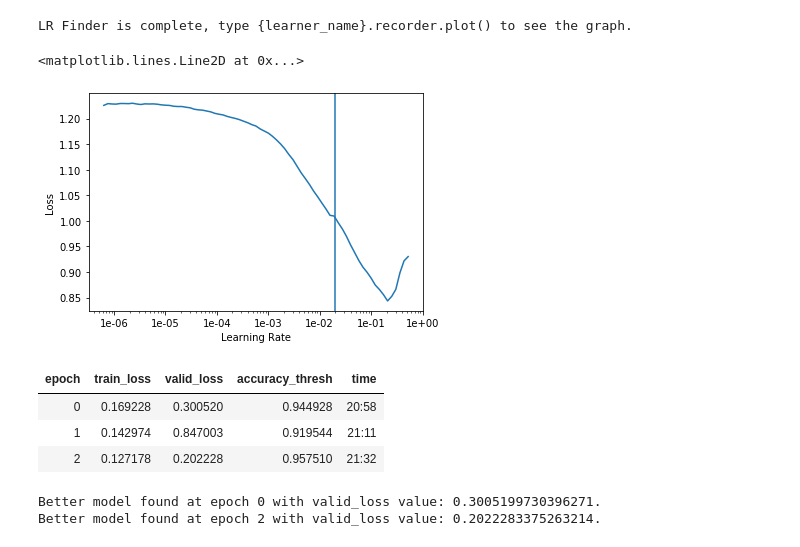
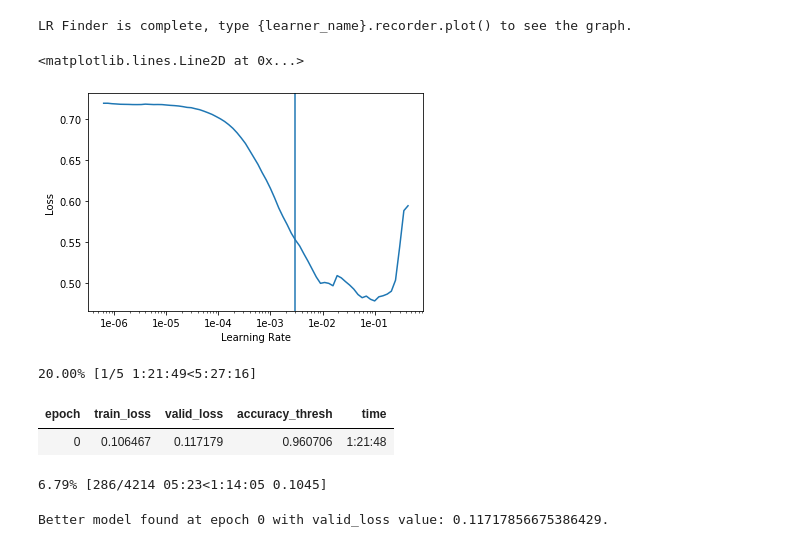
Before and after one commit to DrHB/Intracranial-Hemorrhage-Detection, a Jupyter notebook: EXP_400/EXP_400.ipynb, the cells around one changed output. Drawn from its saved outputs; the diff is of its cells as text; code cells hidden in the pictures.

```diff
--- a/EXP_400/EXP_400.ipynb
+++ b/EXP_400/EXP_400.ipynb
@@ -36,25 +37,25 @@ def flattenAnneal(learn:Learner, lr:float, n_epochs:int, start_pct:float, SUFFIX
     learn.fit(n_epochs)
 # %%
 PATH = Path('..')
-BS =            512
-SZ =            224
+BS =            128
+SZ =            512
 FOLD =0
 EXP_NAME =      f'NB_EXP_400_CV_{FOLD}_{SZ}'
-IMG_TRAIN_224 = PATH/f'train_images_3chn_sasan_{SZ}'
-IMG_TEST_224  = PATH/f'test_images_3chn_sasan_{SZ}'
+IMG_TRAIN_224 = PATH/f'train_images_3chn_sasan'
+IMG_TEST_224  = PATH/f'test_images_3chn_sasan'
 DF_TRAIN =      pd.read_csv(PATH/'train_labels_as_strings.csv')
 DF_SUBMI =      pd.read_csv(PATH/'stage_1_sample_submission.csv')
 
 
 DF_SUBMI['fn'] = DF_SUBMI.ID.apply(lambda x: '_'.join(x.split('_')[:2]) + '.png')
 DF_TRAIN['labels'].fillna('', inplace=True)
-VAL_IDX = load_val()
+VAL_IDX = strt_split(DF_TRAIN['fn'], DF_TRAIN['labels'])[FOLD]
 # %%
 ItemList.label_from_df = modified_label_from_df
 test_fns = DF_SUBMI.fn.unique()
 tfms = get_transforms(max_rotate=320,
                       flip_vert=True,
-                      max_zoom=1.6,
+                      max_zoom=1.3,
                       max_lighting=0.3)
 
 data = (ImageList.from_csv('..', 'train_labels_as_strings.csv', folder=IMG_TRAIN_224.name)
@@ -77,0 +77,2 @@ model = cd_models('se_resnext50_32x4d')
+# %%
+md_ef =  EfficientNet.from_pretrained('efficientnet-b2', num_classes=data.c)
@@ -78,19 +82,13 @@ model = cd_models('se_resnext50_32x4d')
 # %%
-weights = np.array([2.0, 1.0, 1.0, 1.0, 1.0, 1.0])
-def my_loss(y_pred,y_true,weights = torch.FloatTensor(weights).cuda()):
-    return F.binary_cross_entropy_with_logits(y_pred,
-                                  y_true,
-                                  weights)
-
-
-learn = cnn_learner(data,
-                model,
+learn = Learner(data,
+                md_ef,
                 wd=1e-2,
                 bn_wd=False,
                 true_wd=True,
                 metrics=[accuracy_thresh])
 
-learn.loss_func  = my_loss
+weights = [2, 1, 1, 1, 1, 1]
+learn.loss_func  = torch.nn.BCEWithLogitsLoss(pos_weight=torch.FloatTensor(weights).cuda())
 learn.model = nn.DataParallel(learn.model)
 learn.to_fp16()
 learn.unfreeze()
@@ -99,23 +97,22 @@ learn.lr_find()
 [interactive output not drawn]
 LR Finder is complete, type {learner_name}.recorder.plot() to see the graph.
 # %%
-lr = 0.02
+lr = 0.003
 learn.recorder.plot()
 plt.axvline(lr)
 # %% [output]
 <matplotlib.lines.Line2D at 0x...>
-[figure, old version]
+[figure, new version]
 # %%
+learn.unfreeze()
 SUFFIX = 'FRZ'
-learn.fit_one_cycle(3,
+learn.fit_one_cycle(5,
                     lr,
-                    pct_start=0.2,
                     callbacks=[SaveModelCallback(learn, every='improvement', monitor='valid_loss', name = f'{EXP_NAME}_{SUFFIX}')])
 # %% [output]
+20.00% [1/5 1:21:49<5:27:16]
 | epoch | train_loss | valid_loss | accuracy_thresh | time |
-| 0 | 0.169228 | 0.300520 | 0.944928 | 20:58 |
-| 1 | 0.142974 | 0.847003 | 0.919544 | 21:11 |
-| 2 | 0.127178 | 0.202228 | 0.957510 | 21:32 |
+| 0 | 0.106467 | 0.117179 | 0.960706 | 1:21:48 |
-Better model found at epoch 0 with valid_loss value: 0.3005199730396271.
-Better model found at epoch 2 with valid_loss value: 0.2022283375263214.
+6.79% [286/4214 05:23<1:14:05 0.1045]
+Better model found at epoch 0 with valid_loss value: 0.11717856675386429.
 # %%
```
Also changed, not shown: parts of 7 cells of this notebook.
